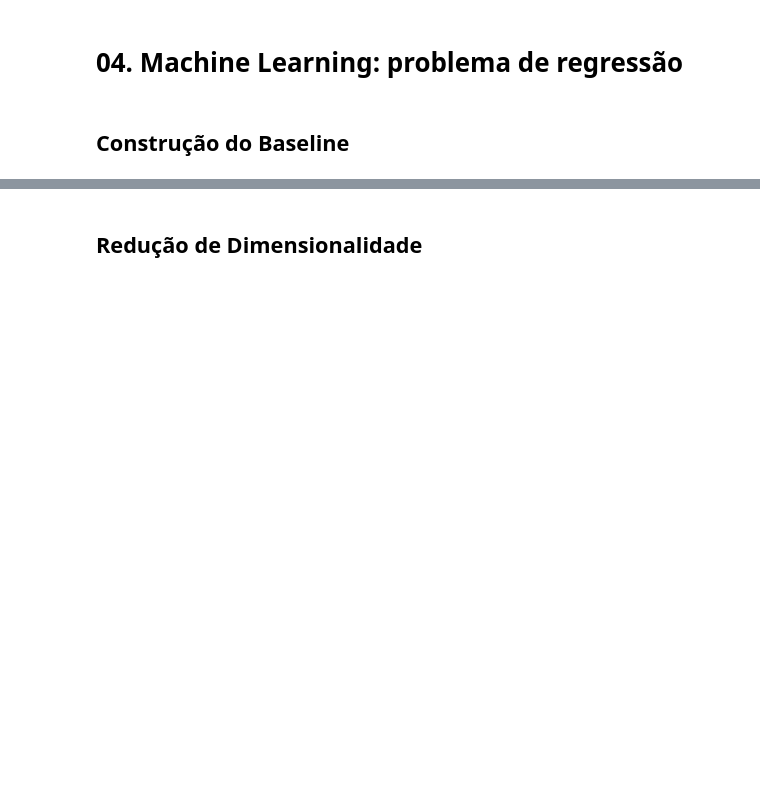
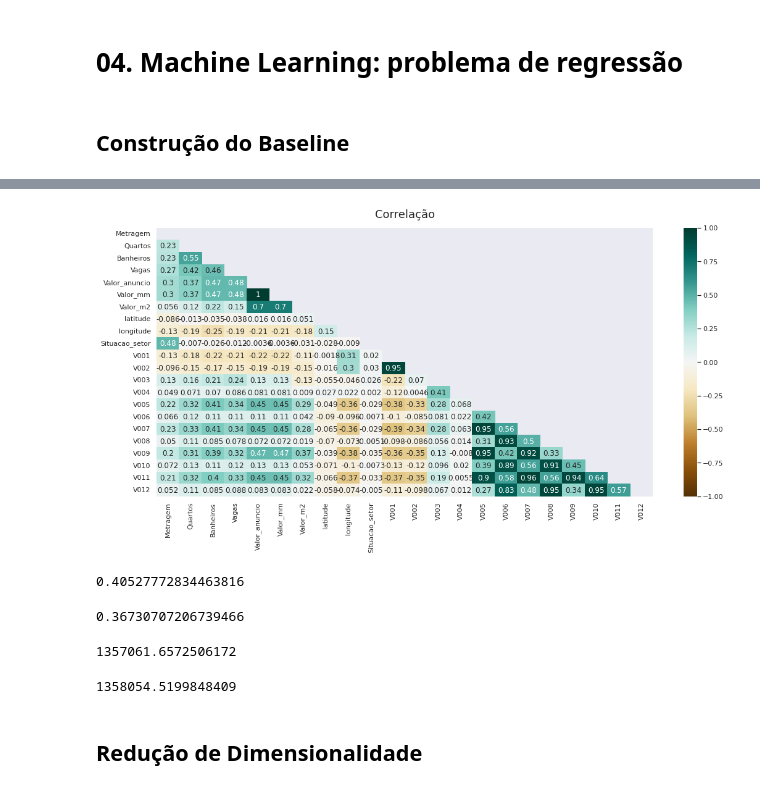
Before and after one commit to yorinori/imersao_dados4_Alura, a Jupyter notebook: Projeto_Final_LeandroYorinori_Imersao_dados_04.ipynb, the cells around one changed output, grey strips where cells are left out. Cells and saved outputs as stored; diff of their text form; code cells hidden in the pictures; blank space fills up the shorter version.

```diff
--- a/Projeto_Final_LeandroYorinori_Imersao_dados_04.ipynb
+++ b/Projeto_Final_LeandroYorinori_Imersao_dados_04.ipynb
@@ -566,0 +604,11 @@ dados_geo
+# %%
+dados_vendas_censo = pd.read_csv("data/dados_vendas_censo.csv")
+dados_vendas_censo = dados_vendas_censo[['Rua', 'Bairro', 'Cidade', 'Metragem', 'Quartos', 'Banheiros', 'Vagas',
+       'Valor_anuncio', 'Valor_mm', 'Valor_m2', 'latitude', 'longitude', 'Situacao_setor', 'V001',
+       'V002', 'V003', 'V004', 'V005', 'V006', 'V007', 'V008', 'V009', 'V010',
+       'V011', 'V012']].dropna()
+
+dados_vendas_censo.drop(dados_vendas_censo.query(
+    "Valor_anuncio > 30000000 | Valor_anuncio < 100000"
+    ).index, inplace = True)
+dados_vendas_censo.head(2)
@@ -566,0 +620,14 @@ dados_geo
+# %%
+plt.figure(figsize=(18, 8))
+
+# Máscara para omitir a diagonal superior
+mask = np.triu(np.ones_like(dados_vendas_censo.corr(), dtype=bool))
+heatmap = sns.heatmap(dados_vendas_censo.corr(),
+                      mask=mask,
+                      vmin=-1,
+                      vmax=1,
+                      annot=True,
+                      cmap='BrBG')
+heatmap.set_title('Correlação', fontdict={'fontsize':18}, pad=16);
+# %% [output]
+[figure, added]
@@ -567,3 +656,15 @@ dados_geo
+# %%
+display(r2_train)
+display(r2_test)
+# %% [output]
+0.40527772834463816
+0.36730707206739466
+# %%
+display(mae_train)
+display(mae_test)
+# %% [output]
+1357061.6572506172
+1358054.5199848409
 # %% [markdown]
 ## Redução de Dimensionalidade
 # %% [markdown]
```
Also changed, not shown: parts of 11 cells of this notebook.
